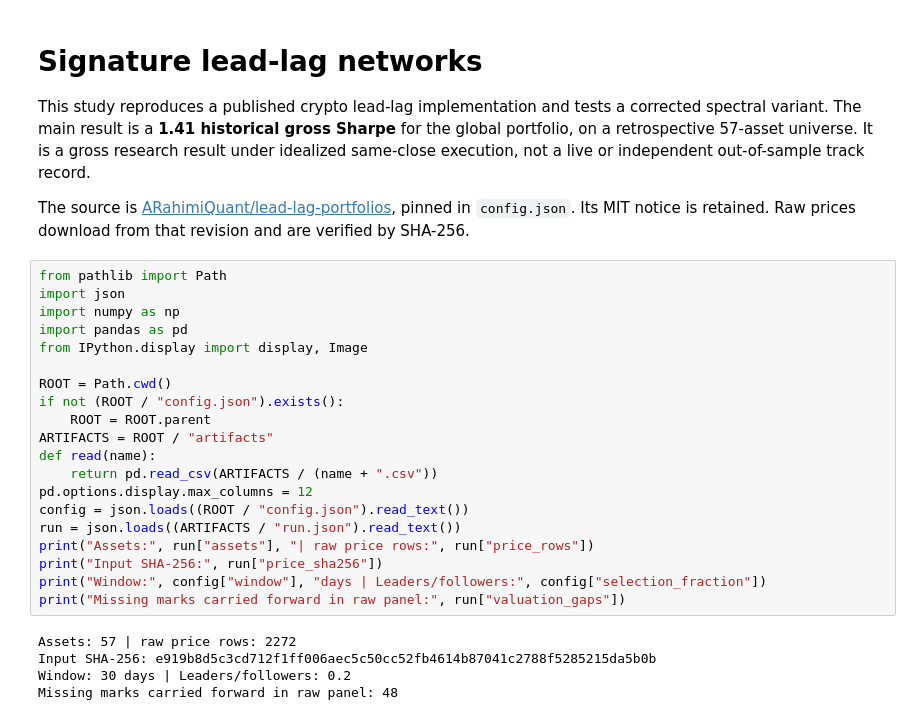
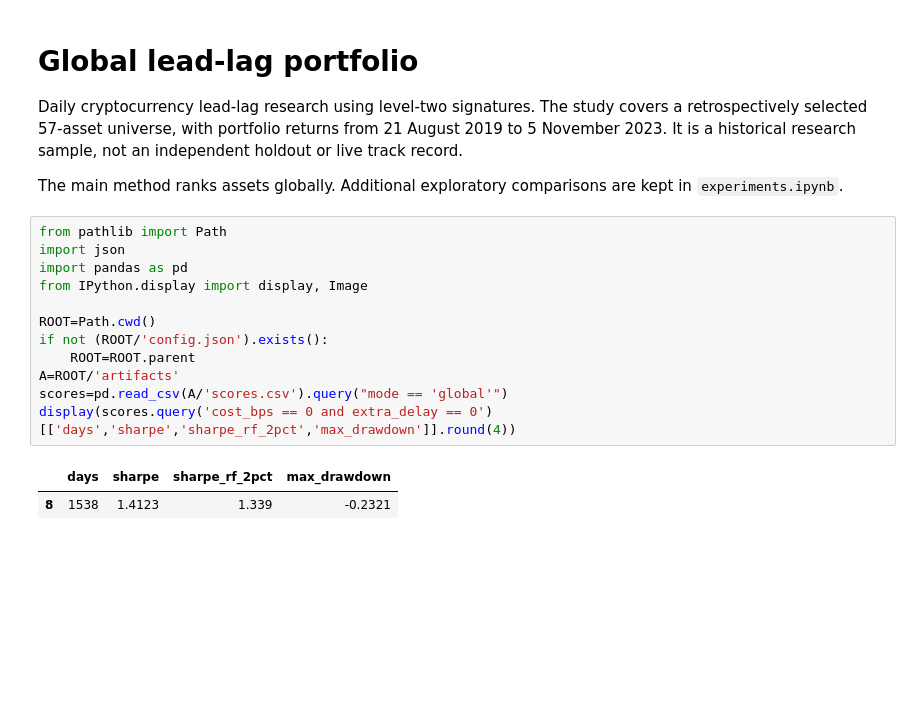
Before and after one commit to Juliansaiani/directed-return-networks, a Jupyter notebook: notebooks/research.ipynb, the cells around one changed output. Drawn from its saved outputs; the diff is of its cells as text; blank space fills up the shorter version.

```diff
--- a/notebooks/research.ipynb
+++ b/notebooks/research.ipynb
@@ -1,31 +1,21 @@
-# %% [markdown]
-# Signature lead-lag networks
-
-This study reproduces a published crypto lead-lag implementation and tests a corrected spectral variant. The main result is a **1.41 historical gross Sharpe** for the global portfolio, on a retrospective 57-asset universe. It is a gross research result under idealized same-close execution, not a live or independent out-of-sample track record.
-
-The source is [ARahimiQuant/lead-lag-portfolios](https://github.com/ARahimiQuant/lead-lag-portfolios), pinned in `config.json`. Its MIT notice is retained. Raw prices download from that revision and are verified by SHA-256.
+# %% [markdown]
+# Global lead-lag portfolio
+
+Daily cryptocurrency lead-lag research using level-two signatures. The study covers a retrospectively selected 57-asset universe, with portfolio returns from 21 August 2019 to 5 November 2023. It is a historical research sample, not an independent holdout or live track record.
+
+The main method ranks assets globally. Additional exploratory comparisons are kept in `experiments.ipynb`.
 # %%
 from pathlib import Path
 import json
-import numpy as np
 import pandas as pd
 from IPython.display import display, Image
 
-ROOT = Path.cwd()
-if not (ROOT / "config.json").exists():
-    ROOT = ROOT.parent
-ARTIFACTS = ROOT / "artifacts"
-def read(name):
-    return pd.read_csv(ARTIFACTS / (name + ".csv"))
-pd.options.display.max_columns = 12
-config = json.loads((ROOT / "config.json").read_text())
-run = json.loads((ARTIFACTS / "run.json").read_text())
-print("Assets:", run["assets"], "| raw price rows:", run["price_rows"])
-print("Input SHA-256:", run["price_sha256"])
-print("Window:", config["window"], "days | Leaders/followers:", config["selection_fraction"])
-print("Missing marks carried forward in raw panel:", run["valuation_gaps"])
+ROOT=Path.cwd()
+if not (ROOT/'config.json').exists():
+    ROOT=ROOT.parent
+A=ROOT/'artifacts'
+scores=pd.read_csv(A/'scores.csv').query("mode == 'global'")
+display(scores.query('cost_bps == 0 and extra_delay == 0')[['days','sharpe','sharpe_rf_2pct','max_drawdown']].round(4))
 # %% [output]
-Assets: 57 | raw price rows: 2272
-Input SHA-256: e919b8d5c3cd712f1ff006aec5c50cc52fb4614b87041c2788f5285215da5b0b
-Window: 30 days | Leaders/followers: 0.2
-Missing marks carried forward in raw panel: 48
+|  | days | sharpe | sharpe_rf_2pct | max_drawdown |
+| 8 | 1538 | 1.4123 | 1.339 | -0.2321 |
```
Also changed, not shown: parts of 13 cells of this notebook, 5 other files.
